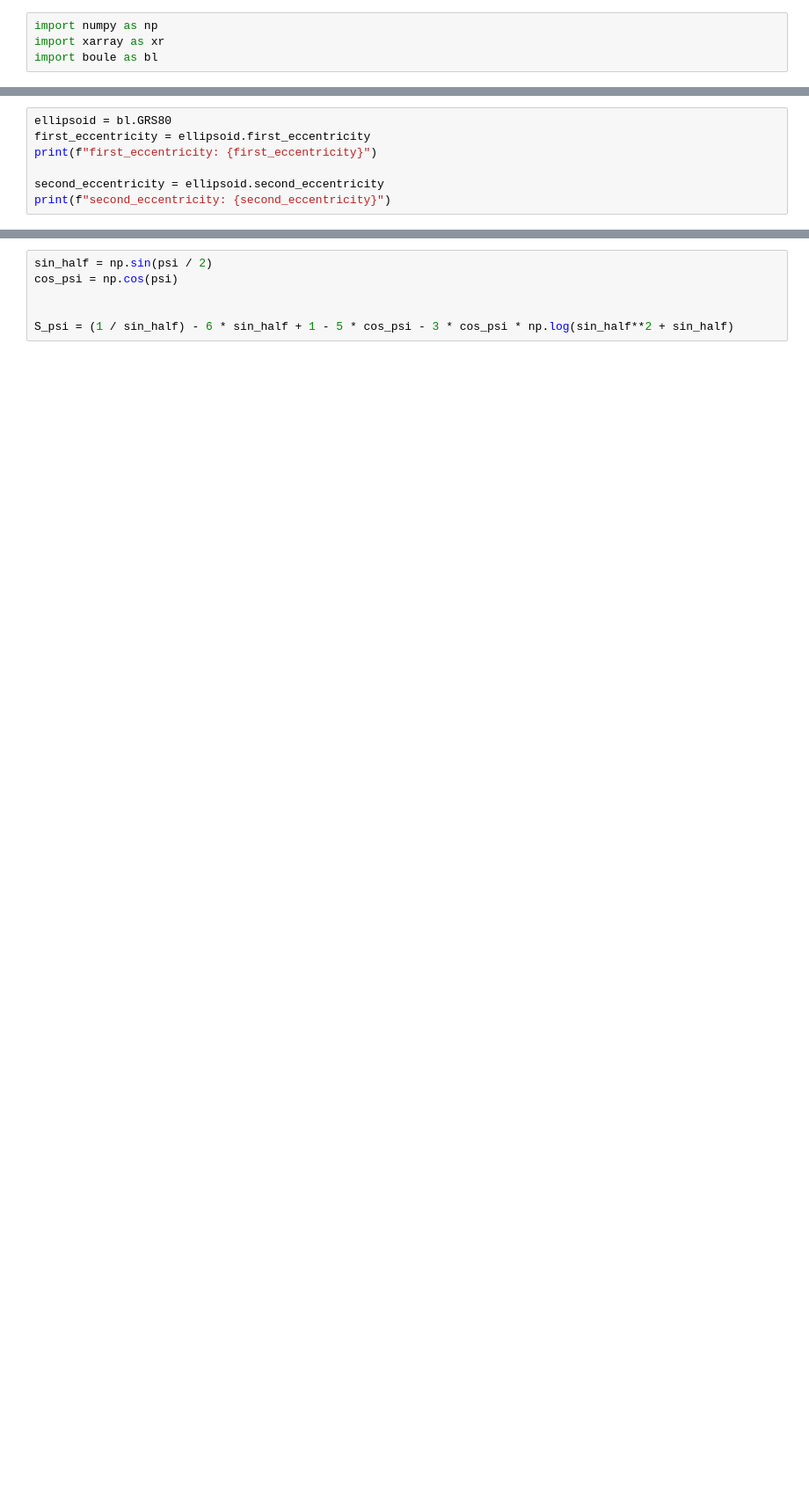
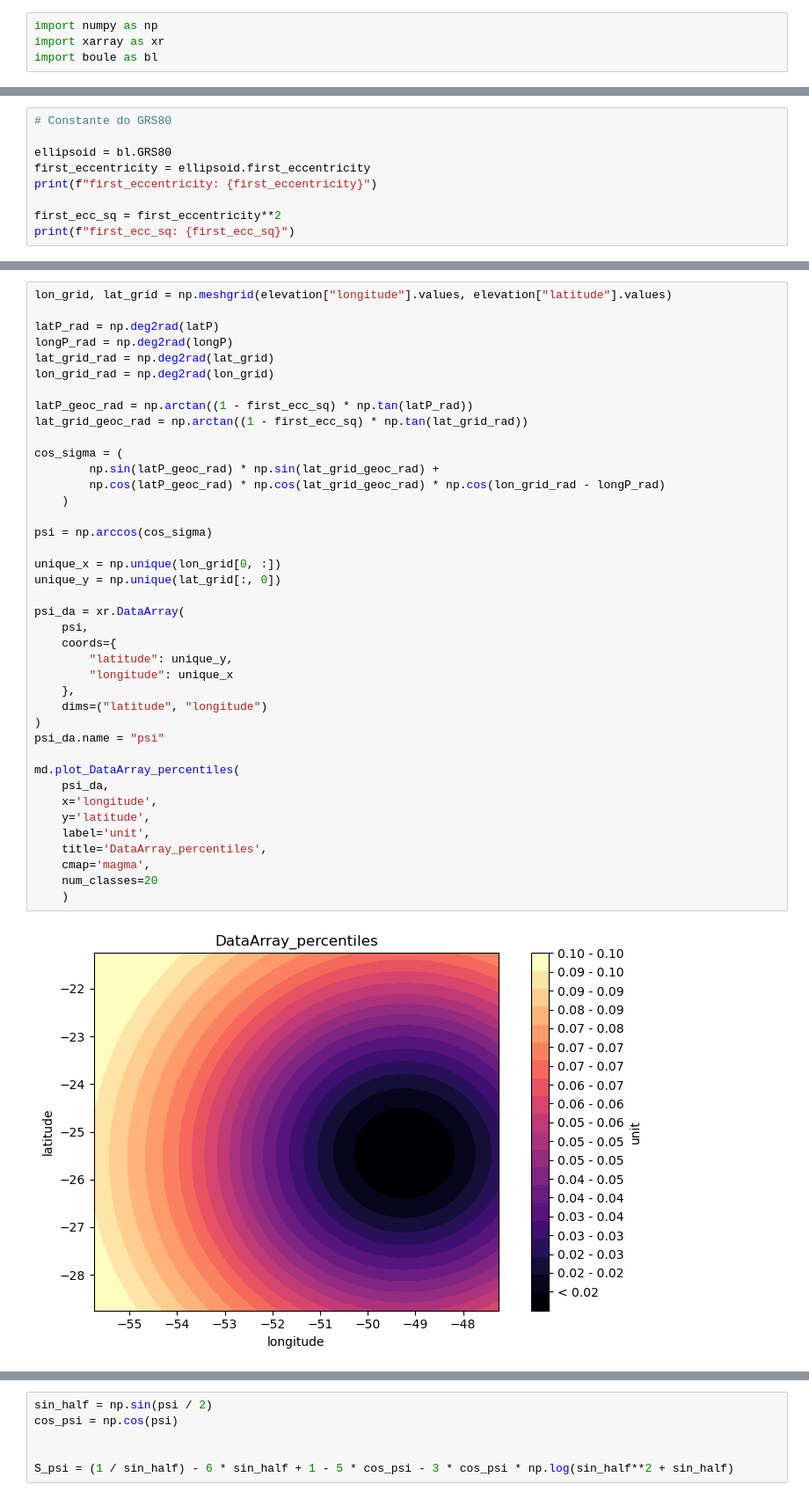
Before and after one commit to ErosKerouak/physical-geodesy, a Jupyter notebook: code/5-stokes_function.ipynb, the cells around one changed output, grey strips where cells are left out. Shown: that part at 88% size. Drawn from its saved outputs; the diff is of its cells as text; blank space fills up the shorter version.

```diff
--- a/code/5-stokes_function.ipynb
+++ b/code/5-stokes_function.ipynb
@@ -14,7 +12,9 @@ print(md.__file__)
 # %%
+# Constante do GRS80
+
 ellipsoid = bl.GRS80
 first_eccentricity = ellipsoid.first_eccentricity
 print(f"first_eccentricity: {first_eccentricity}")
 
-second_eccentricity = ellipsoid.second_eccentricity
-print(f"second_eccentricity: {second_eccentricity}")
+first_ecc_sq = first_eccentricity**2
+print(f"first_ecc_sq: {first_ecc_sq}")
@@ -28,0 +79,42 @@ first_eccentricity_2: 0.006694380022900788
+# %%
+lon_grid, lat_grid = np.meshgrid(elevation["longitude"].values, elevation["latitude"].values)
+
+latP_rad = np.deg2rad(latP)
+longP_rad = np.deg2rad(longP)
+lat_grid_rad = np.deg2rad(lat_grid)
+lon_grid_rad = np.deg2rad(lon_grid)
+
+latP_geoc_rad = np.arctan((1 - first_ecc_sq) * np.tan(latP_rad))
+lat_grid_geoc_rad = np.arctan((1 - first_ecc_sq) * np.tan(lat_grid_rad))
+
+cos_sigma = (
+        np.sin(latP_geoc_rad) * np.sin(lat_grid_geoc_rad) +
+        np.cos(latP_geoc_rad) * np.cos(lat_grid_geoc_rad) * np.cos(lon_grid_rad - longP_rad)
+    )
+
+psi = np.arccos(cos_sigma)
+
+unique_x = np.unique(lon_grid[0, :])
+unique_y = np.unique(lat_grid[:, 0])
+
+psi_da = xr.DataArray(
+    psi,
+    coords={
+        "latitude": unique_y,
+        "longitude": unique_x
+    },
+    dims=("latitude", "longitude")
+)
+psi_da.name = "psi"
+
+md.plot_DataArray_percentiles(
+    psi_da,
+    x='longitude',
+    y='latitude',
+    label='unit',
+    title='DataArray_percentiles',
+    cmap='magma',
+    num_classes=20
+    )
+# %% [output]
+[figure, added]
```
Also changed, not shown: parts of 17 cells of this notebook, 4 other files.
